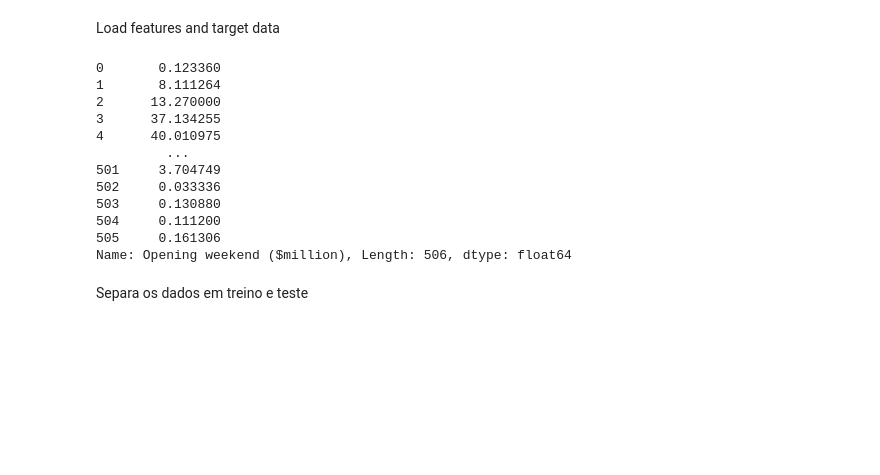
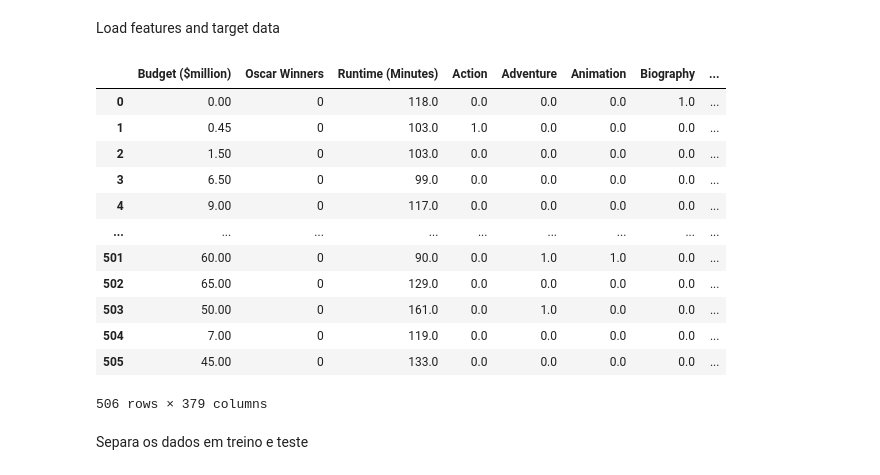
Before and after one commit to Ciro125/projeto_filme_tera, a Jupyter notebook: notebooks_jupyter/2. machine-learning-filmes_revenue.ipynb, the cells around one changed output. Drawn from its saved outputs; the diff is of its cells as text; code cells hidden in the pictures; blank space fills up the shorter version.

```diff
--- a/notebooks_jupyter/2. machine-learning-filmes_revenue.ipynb
+++ b/notebooks_jupyter/2. machine-learning-filmes_revenue.ipynb
@@ -65,21 +65,22 @@ Load features and target data
 # %%
 y = df["Opening weekend ($million)"]
 X = df.drop("Opening weekend ($million)", axis=1)
-# %%
-y
-# %% [output]
-0       0.123360
-1       8.111264
-2      13.270000
-3      37.134255
-4      40.010975
-         ...
-501     3.704749
-502     0.033336
-503     0.130880
-504     0.111200
-505     0.161306
-Name: Opening weekend ($million), Length: 506, dtype: float64
+# %%
+X
+# %% [output]
+|  | Budget ($million) | Oscar Winners | Runtime (Minutes) | Action | Adventure | Animation | Biography | ... |
+| 0 | 0.00 | 0 | 118.0 | 0.0 | 0.0 | 0.0 | 1.0 | ... |
+| 1 | 0.45 | 0 | 103.0 | 1.0 | 0.0 | 0.0 | 0.0 | ... |
+| 2 | 1.50 | 0 | 103.0 | 0.0 | 0.0 | 0.0 | 0.0 | ... |
+| 3 | 6.50 | 0 | 99.0 | 0.0 | 0.0 | 0.0 | 0.0 | ... |
+| 4 | 9.00 | 0 | 117.0 | 0.0 | 0.0 | 0.0 | 0.0 | ... |
+| ... | ... | ... | ... | ... | ... | ... | ... | ... |
+| 501 | 60.00 | 0 | 90.0 | 0.0 | 1.0 | 1.0 | 0.0 | ... |
+| 502 | 65.00 | 0 | 129.0 | 0.0 | 0.0 | 0.0 | 0.0 | ... |
+| 503 | 50.00 | 0 | 161.0 | 0.0 | 1.0 | 0.0 | 0.0 | ... |
+| 504 | 7.00 | 0 | 119.0 | 0.0 | 0.0 | 0.0 | 0.0 | ... |
+| 505 | 45.00 | 0 | 133.0 | 0.0 | 0.0 | 0.0 | 0.0 | ... |
+506 rows × 379 columns
 # %% [markdown]
 Separa os dados em treino e teste
 # %%
```
Also changed, not shown: parts of 14 cells of this notebook, 9 other files.
